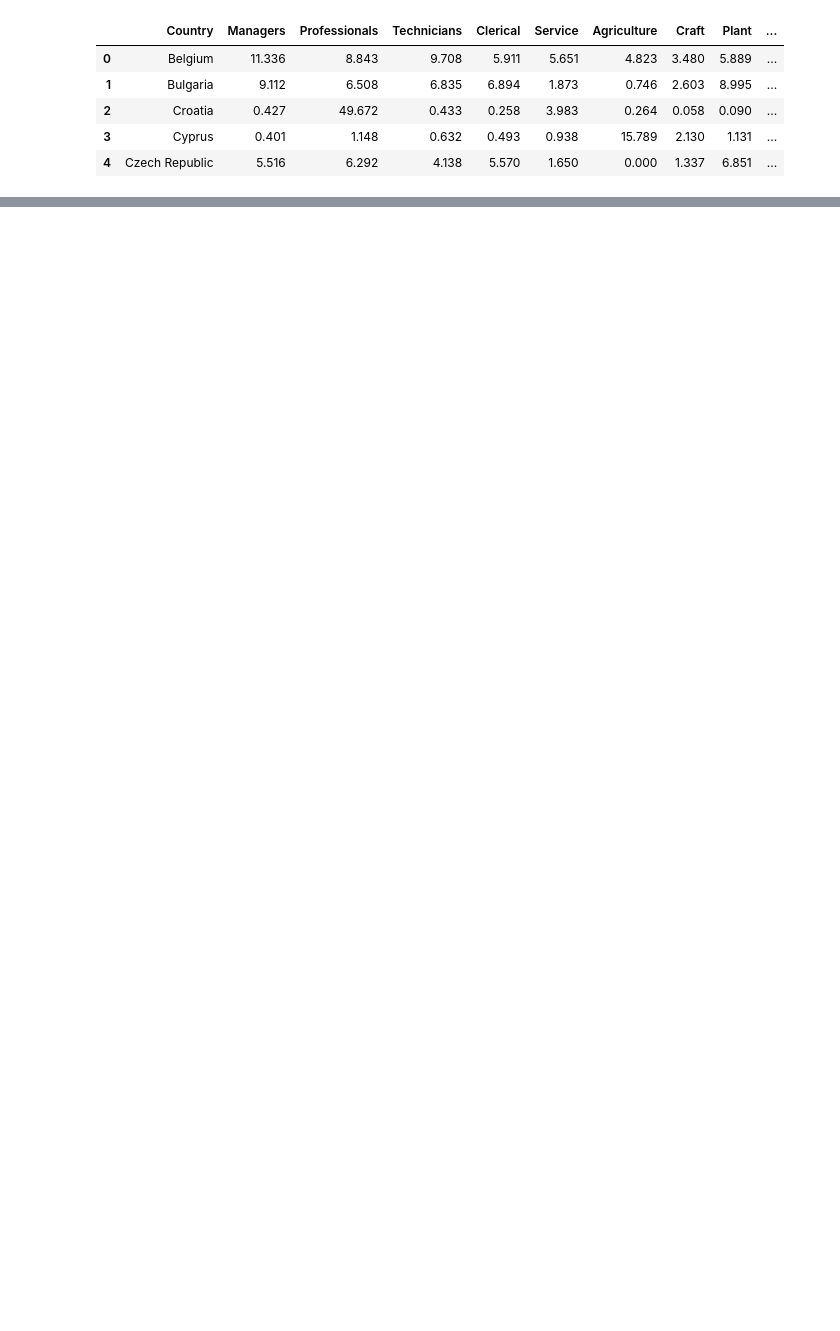
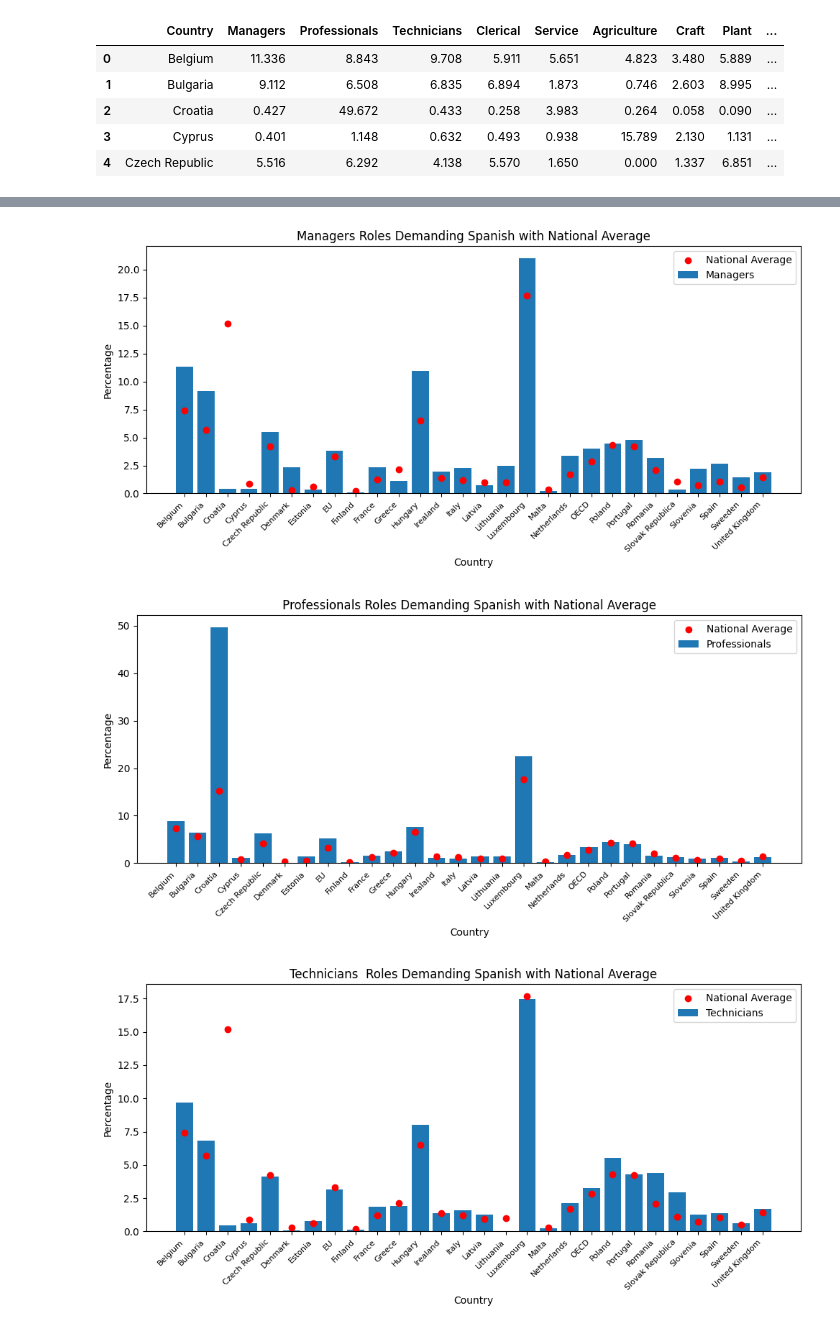
Before and after one commit to devingoldstein/QM2, a Jupyter notebook: germandemandfinal.ipynb, the cells around one changed output, grey strips where cells are left out. Drawn from its saved outputs; the diff is of its cells as text; code cells hidden in the pictures; blank space fills up the shorter version.

```diff
--- a/germandemandfinal.ipynb
+++ b/germandemandfinal.ipynb
@@ -44,7 +44,7 @@ data.head()
 import pandas as pd
 import numpy as np
 
-df = pd.read_csv('/content/finaldata/GermanDemand.csv')
+df = pd.read_csv('/content/finaldata/germanddemand2.csv')
 
 clean = df.replace(',', '', regex=True)
 clean.iloc[:, 1:] = clean.iloc[:, 1:].replace('-', np.nan, regex=True).astype(float)
@@ -232,3 +232,35 @@ fig.show()
 fig.write_json('interactive_germandemand.json')
 # %% [output]
 [interactive output not drawn]
+# %%
+import matplotlib.pyplot as plt
+import pandas as pd
+
+# Assuming 'clean' is your data
+data = clean
+dfgerman = pd.DataFrame(data)
+
+
+dfgerman['National Average'] = pd.to_numeric(dfgerman['National Average'], errors='coerce')
+
+# Plotting
+occupation_titles = dfgerman.columns[1:-1]
+countries = dfgerman['Country']
+
+for occupation in occupation_titles:
+    plt.figure(figsize=(10, 5))
+    plt.bar(countries, dfgerman[occupation], label=occupation)
+    plt.scatter(countries, dfgerman['National Average'], color='red', marker='o', label='National Average')
+    plt.title(f'{occupation} Roles Demanding Spanish with National Average')
+    plt.xlabel('Country')
+    plt.ylabel('Percentage')
+
+    plt.xticks(rotation=45, ha='right', fontsize=8)
+
+    plt.legend()
+    plt.tight_layout()
+    plt.show()
+# %% [output]
+[figure, added]
+[figure, added]
+[figure, added]
```
Also changed, not shown: parts of 4 cells of this notebook.
